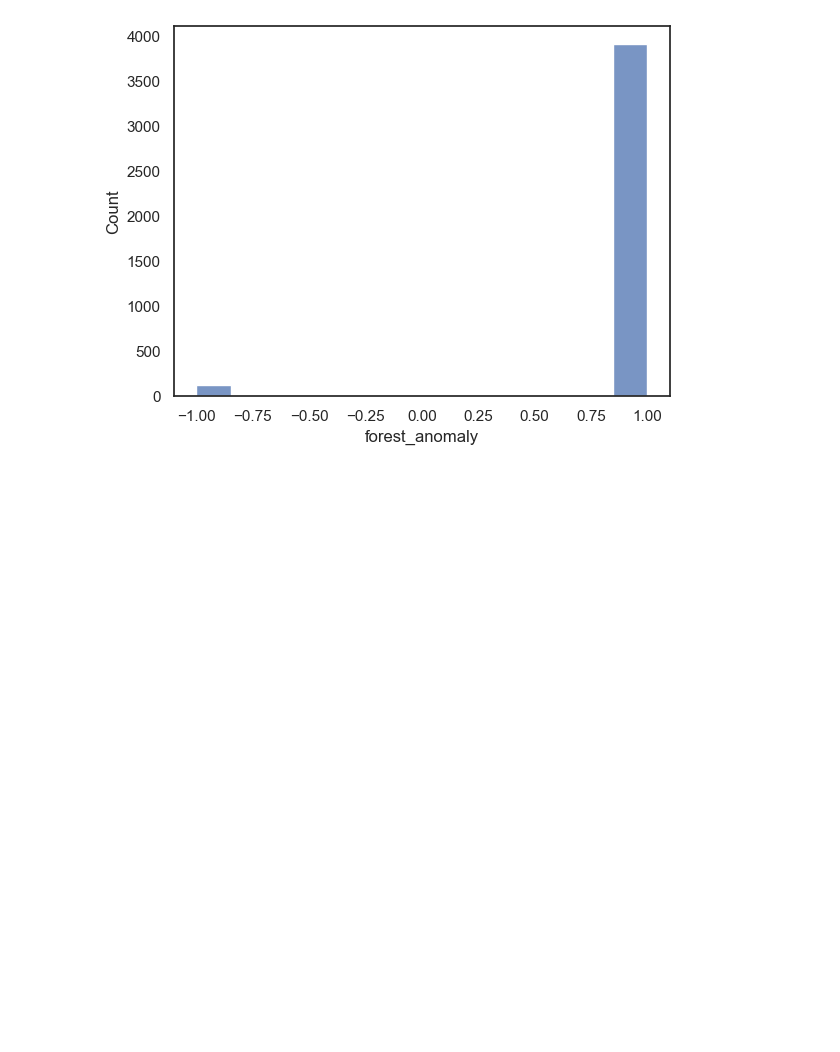
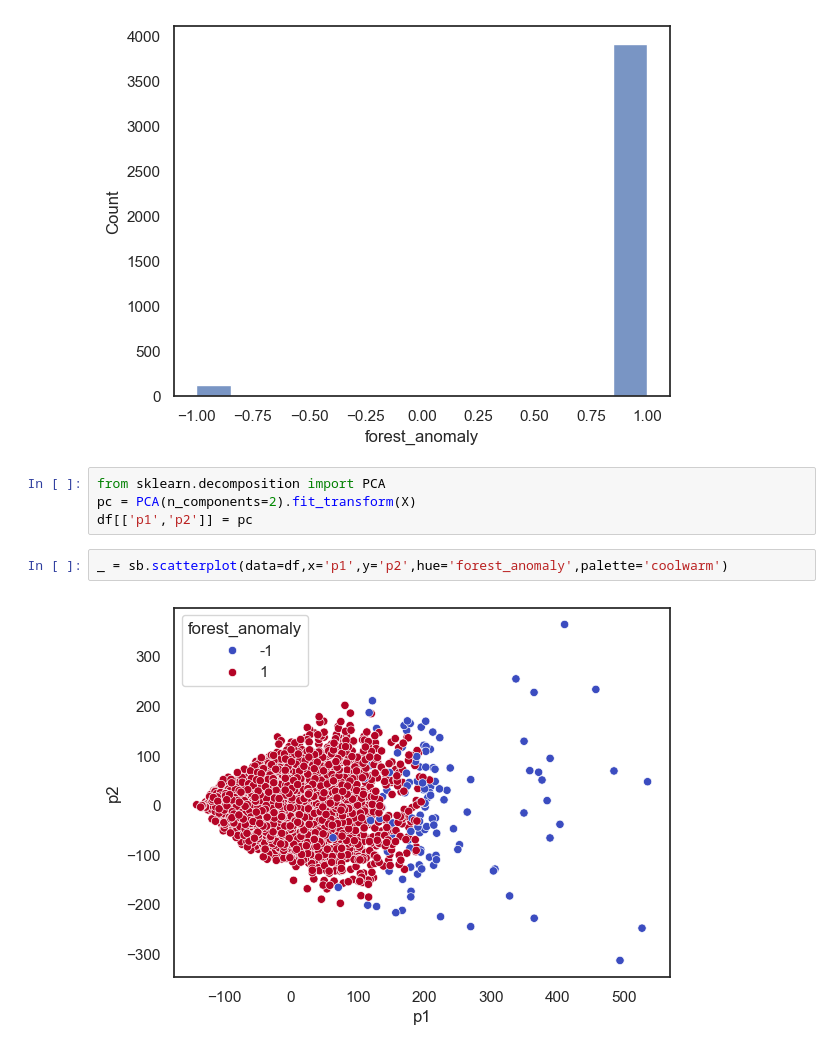
Before and after one commit to sedwna/detecting-anomalies-in-AWS-CloudWatch-data, a Jupyter notebook: src/Isolation_Forest.ipynb, the cells around one changed output. Drawn from its saved outputs; the diff is of its cells as text; blank space fills up the shorter version.

```diff
--- a/src/Isolation_Forest.ipynb
+++ b/src/Isolation_Forest.ipynb
@@ -100,3 +100,11 @@ _ = sb.scatterplot(data =df[(df['timestamp'] >= '2014-04-23') & (df['forest_anom
 _ = sb.histplot(df,x='forest_anomaly')
 # %% [output]
 [figure]
+# %%
+from sklearn.decomposition import PCA
+pc = PCA(n_components=2).fit_transform(X)
+df[['p1','p2']] = pc
+# %%
+_ = sb.scatterplot(data=df,x='p1',y='p2',hue='forest_anomaly',palette='coolwarm')
+# %% [output]
+[figure, added]
```
Also changed, not shown: parts of 1 cell of this notebook.
